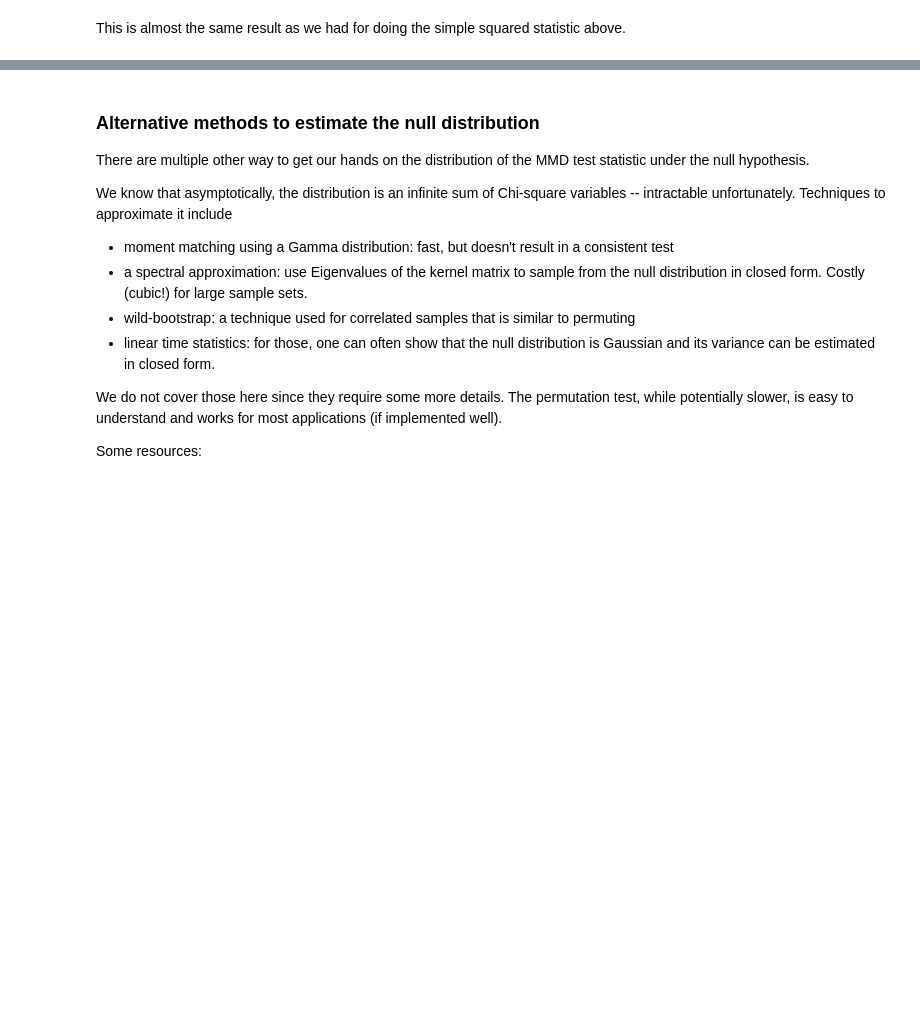
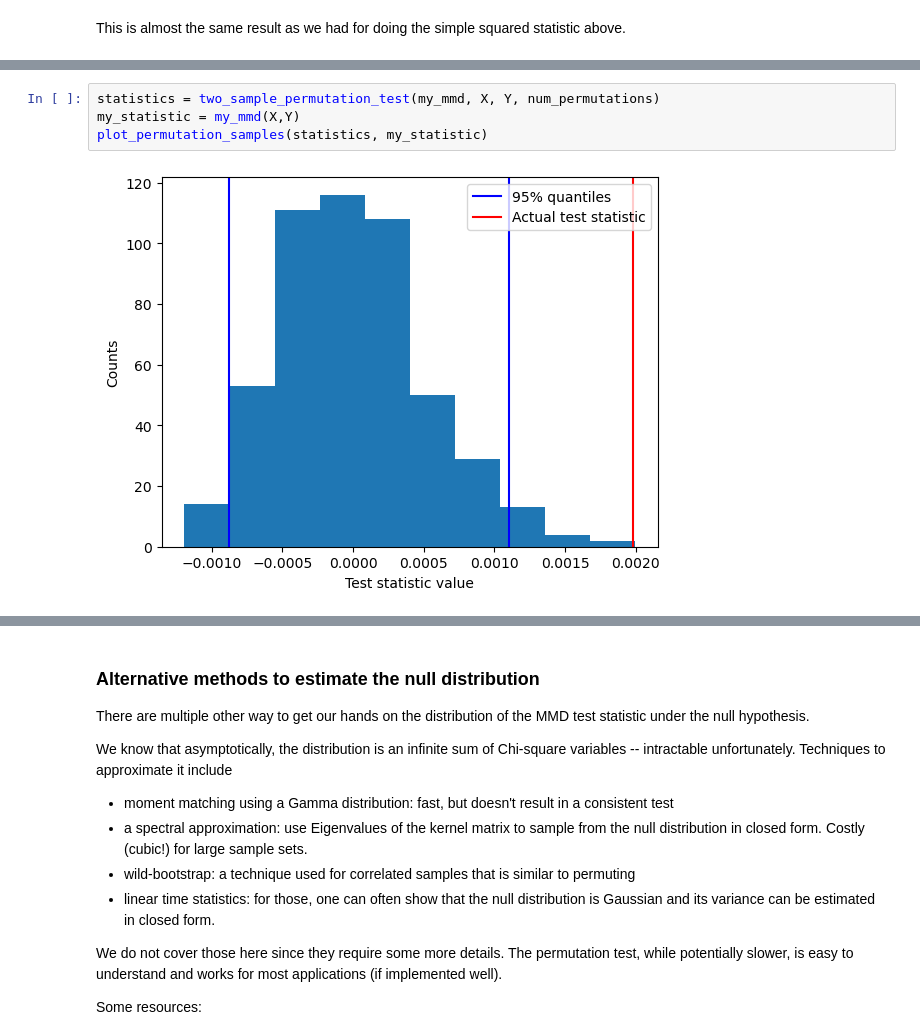
Before and after one commit to luchungi/ds3_kernel_testing, a Jupyter notebook: solutions.ipynb, the cells around one changed output, grey strips where cells are left out. Drawn from its saved outputs; the diff is of its cells as text; blank space fills up the shorter version.

```diff
--- a/solutions.ipynb
+++ b/solutions.ipynb
@@ -475,0 +476,6 @@ plot_permutation_samples(statistics, my_statistic)
+# %%
+statistics = two_sample_permutation_test(my_mmd, X, Y, num_permutations)
+my_statistic = my_mmd(X,Y)
+plot_permutation_samples(statistics, my_statistic)
+# %% [output]
+[figure, added]
```
Also changed, not shown: parts of 16 cells of this notebook.
